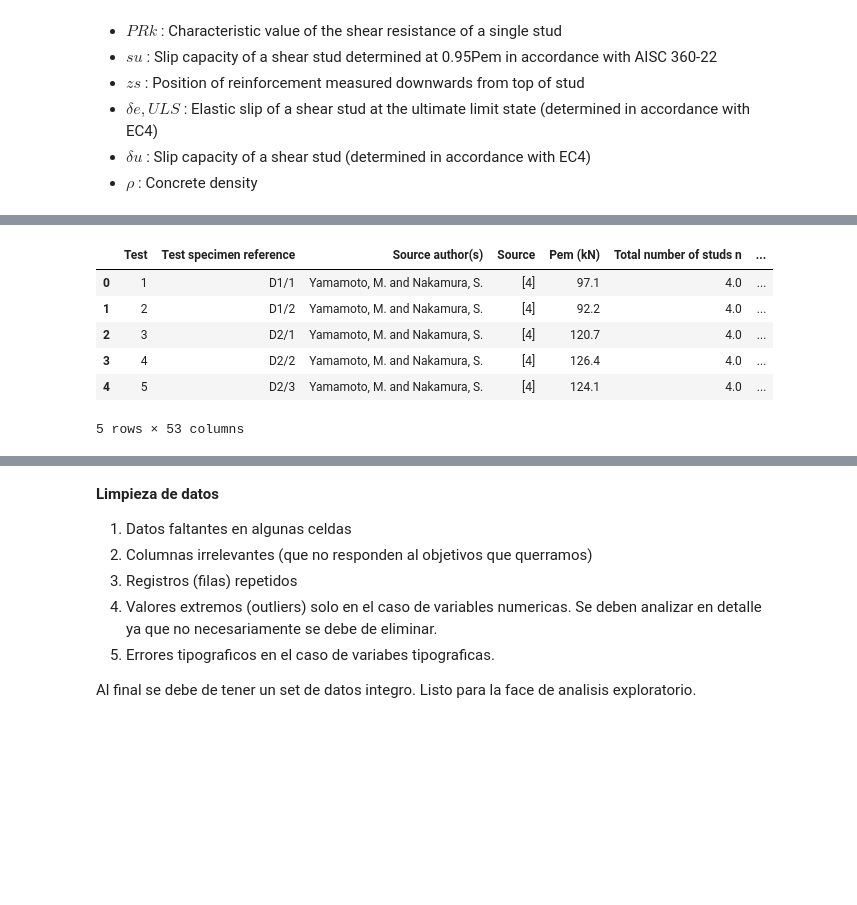
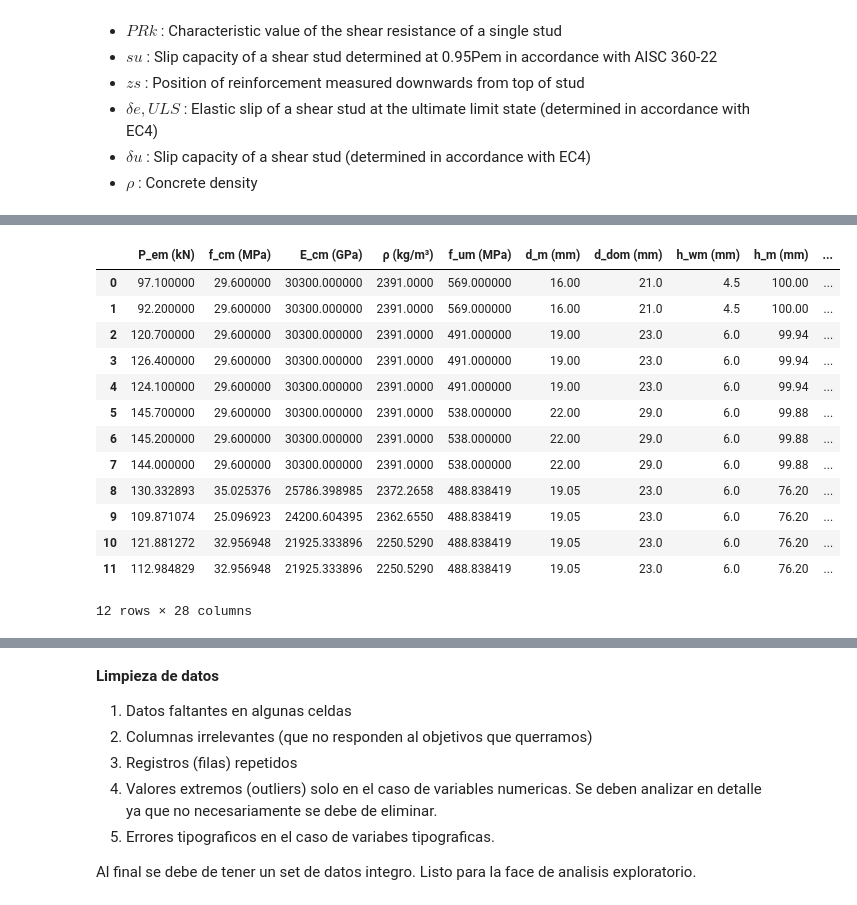
Before and after one commit to fjmucho/iAx, a Jupyter notebook: ML-e03 Red-Neuronal - Entrenamiento para Uniones-en-slabs.ipynb, the cells around one changed output, grey strips where cells are left out. Drawn from its saved outputs; the diff is of its cells as text; code cells hidden in the pictures; blank space fills up the shorter version.

```diff
--- a/ML-e03 Red-Neuronal - Entrenamiento para Uniones-en-slabs.ipynb
+++ b/ML-e03 Red-Neuronal - Entrenamiento para Uniones-en-slabs.ipynb
@@ -73,12 +73,64 @@ plt.rcParams['font.size'] = 10
 </svg> Carga y preparacion de datos (data) </h3>
 # %%
 data = pd.read_excel('data/Studs_Solid_Load-Slip_Curves_Database.xlsm', sheet_name='Database', header=1)
-display( data.head(5) )
+# display( data.head(3) )
+
+# Damos drop a la columnas
+data = data.drop(columns=[
+    'Test','Test specimen reference','Source author(s)','Source','Total number of studs n','Concrete test specimen type','Size of concrete test specimen (mm)',\
+    'Curing','Conversion to cylinder strength','EN 1992-1-1: 2004 fck (flck) (MPa)','EN 1992-1-1: 2004 Ecm (Elcm) (MPa)','EN 1992-1-1: 2004 Density class',\
+    'EN 1992-1-1: 2004 r (kg/m³)','ISO 13918: 2008 fu (MPa)','d (mm)','ddo (mm)','hw (mm)','h/d','h (mm)', 'du-de,ULS (mm)', 'du-de,ULS (mm).1', \
+    'du-de,ULS (mm).2', 'fcm (MPa).1', 'Slip (mm)','Load (kN)'], axis=1)
+
+data = data.rename(columns={
+    'Pem (kN)'                                                              : "P_em (kN)",
+    'fcm (MPa)'                                                             : "f_cm (MPa)",
+    'Ecm (MPa)'                                                             : "E_cm (GPa)",
+    'Position of reinforcement measured downwards from top of stud zs (mm)' : "z_s (mm)",
+    'r  (kg/m³)'                                                            : "ρ (kg/m³)",
+    'fum (MPa)'                                                             : "f_um (MPa)",
+    'dm (mm)'                                                               : "d_m (mm)",
+    'ddom (mm)'                                                             : "d_dom (mm)",
+    'hwm (mm)'                                                              : "h_wm (mm)",
+    'hm/dm'                                                                 : "h_m/d_m",
+    'hm (mm)'                                                               : "h_m (mm)",
+    'Characteristic resistance per stud \nPRk (kN)'                         : "P_Rk,prEC4 (kN)",
+    'Elastic slip\nde,ULS (mm)'                                             : "δ_e,prEC4,ULS (mm)",
+    'Slip capacity\ndu (mm)'                                                : "δ_u,prEC4 (mm)",
+    'Shear connection stiffness per stud, ksc,SLS (kN/mm)'                  : "k_sc,prEC4,SLS (kN/mm)",
+    'Shear connection stiffness per stud, ksc,ULS (kN/mm)'                  : "k_sc,prEC4,ULS (kN/mm)",
+    'Characteristic resistance per stud \nPRk (kN).1'                       : "P_Rk,SRD1 (kN)",
+    'Elastic slip\nde,ULS (mm).1'                                           : "δ_e,SRD1,ULS (mm)",
+    'Slip capacity\ndu (mm).1'                                              : "δ_u,SRD1 (mm)",
+    'Shear connection stiffness per stud, ksc,SLS (kN/mm).1'                : "k_sc,SRD1,SLS (kN/mm)",
+    'Shear connection stiffness per stud, ksc,ULS (kN/mm).1'                : "k_sc,SRD1,ULS (kN/mm)",
+    'Characteristic resistance per stud \nPRk (kN).2'                       : "P_Rk,SRD2 (kN)",
+    'Elastic slip\nde,ULS (mm).2'                                           : "δ_e,SRD2,ULS (mm)",
+    'Slip capacity\ndu (mm).2'                                              : "δ_u,SRD2 (mm)",
+    'Shear connection stiffness per stud, ksc,SLS (kN/mm).2'                : "k_sc,SRD2,SLS (kN/mm)",
+    'Shear connection stiffness per stud, ksc,ULS (kN/mm).2'                : "k_sc,SRD2,ULS (kN/mm)",
+    'Slip capacity\nsu (mm)'                                                : "S_u,AISC (mm)",
+    'Shear connection stiffness per stud, ksc (kN/mm)'                      : "k_sc,AISC (kN/mm)",
+    })
+
+data = data.loc[:,["P_em (kN)", "f_cm (MPa)", "E_cm (GPa)", "ρ (kg/m³)", "f_um (MPa)", "d_m (mm)", "d_dom (mm)", "h_wm (mm)", "h_m (mm)", "h_m/d_m",
+                   "z_s (mm)", "P_Rk,prEC4 (kN)", "δ_e,prEC4,ULS (mm)", "δ_u,prEC4 (mm)", "k_sc,prEC4,ULS (kN/mm)", "k_sc,prEC4,SLS (kN/mm)",
+                   "P_Rk,SRD1 (kN)", "δ_e,SRD1,ULS (mm)", "δ_u,SRD1 (mm)", "k_sc,SRD1,ULS (kN/mm)", "k_sc,SRD1,SLS (kN/mm)", "P_Rk,SRD2 (kN)",
+                   "δ_e,SRD2,ULS (mm)", "δ_u,SRD2 (mm)", "k_sc,SRD2,ULS (kN/mm)", "k_sc,SRD2,SLS (kN/mm)", "S_u,AISC (mm)", "k_sc,AISC (kN/mm)"]]
+# data.columns.tolist()
+display( data.head(12) )
 # %% [output]
-|  | Test | Test specimen reference | Source author(s) | Source | Pem (kN) | Total number of studs n | ... |
-| 0 | 1 | D1/1 | Yamamoto, M. and Nakamura, S. | [4] | 97.1 | 4.0 | ... |
-| 1 | 2 | D1/2 | Yamamoto, M. and Nakamura, S. | [4] | 92.2 | 4.0 | ... |
-| 2 | 3 | D2/1 | Yamamoto, M. and Nakamura, S. | [4] | 120.7 | 4.0 | ... |
-| 3 | 4 | D2/2 | Yamamoto, M. and Nakamura, S. | [4] | 126.4 | 4.0 | ... |
-| 4 | 5 | D2/3 | Yamamoto, M. and Nakamura, S. | [4] | 124.1 | 4.0 | ... |
+|  | P_em (kN) | f_cm (MPa) | E_cm (GPa) | ρ (kg/m³) | f_um (MPa) | d_m (mm) | d_dom (mm) | h_wm (mm) | h_m (mm) | ... |
+| 0 | 97.100000 | 29.600000 | 30300.000000 | 2391.0000 | 569.000000 | 16.00 | 21.0 | 4.5 | 100.00 | ... |
+| 1 | 92.200000 | 29.600000 | 30300.000000 | 2391.0000 | 569.000000 | 16.00 | 21.0 | 4.5 | 100.00 | ... |
+| 2 | 120.700000 | 29.600000 | 30300.000000 | 2391.0000 | 491.000000 | 19.00 | 23.0 | 6.0 | 99.94 | ... |
+| 3 | 126.400000 | 29.600000 | 30300.000000 | 2391.0000 | 491.000000 | 19.00 | 23.0 | 6.0 | 99.94 | ... |
+| 4 | 124.100000 | 29.600000 | 30300.000000 | 2391.0000 | 491.000000 | 19.00 | 23.0 | 6.0 | 99.94 | ... |
+| 5 | 145.700000 | 29.600000 | 30300.000000 | 2391.0000 | 538.000000 | 22.00 | 29.0 | 6.0 | 99.88 | ... |
+| 6 | 145.200000 | 29.600000 | 30300.000000 | 2391.0000 | 538.000000 | 22.00 | 29.0 | 6.0 | 99.88 | ... |
+| 7 | 144.000000 | 29.600000 | 30300.000000 | 2391.0000 | 538.000000 | 22.00 | 29.0 | 6.0 | 99.88 | ... |
+| 8 | 130.332893 | 35.025376 | 25786.398985 | 2372.2658 | 488.838419 | 19.05 | 23.0 | 6.0 | 76.20 | ... |
+| 9 | 109.871074 | 25.096923 | 24200.604395 | 2362.6550 | 488.838419 | 19.05 | 23.0 | 6.0 | 76.20 | ... |
+| 10 | 121.881272 | 32.956948 | 21925.333896 | 2250.5290 | 488.838419 | 19.05 | 23.0 | 6.0 | 76.20 | ... |
+| 11 | 112.984829 | 32.956948 | 21925.333896 | 2250.5290 | 488.838419 | 19.05 | 23.0 | 6.0 | 76.20 | ... |
-5 rows × 53 columns
+12 rows × 28 columns
```
Also changed, not shown: parts of 21 cells of this notebook, 7 other files.
